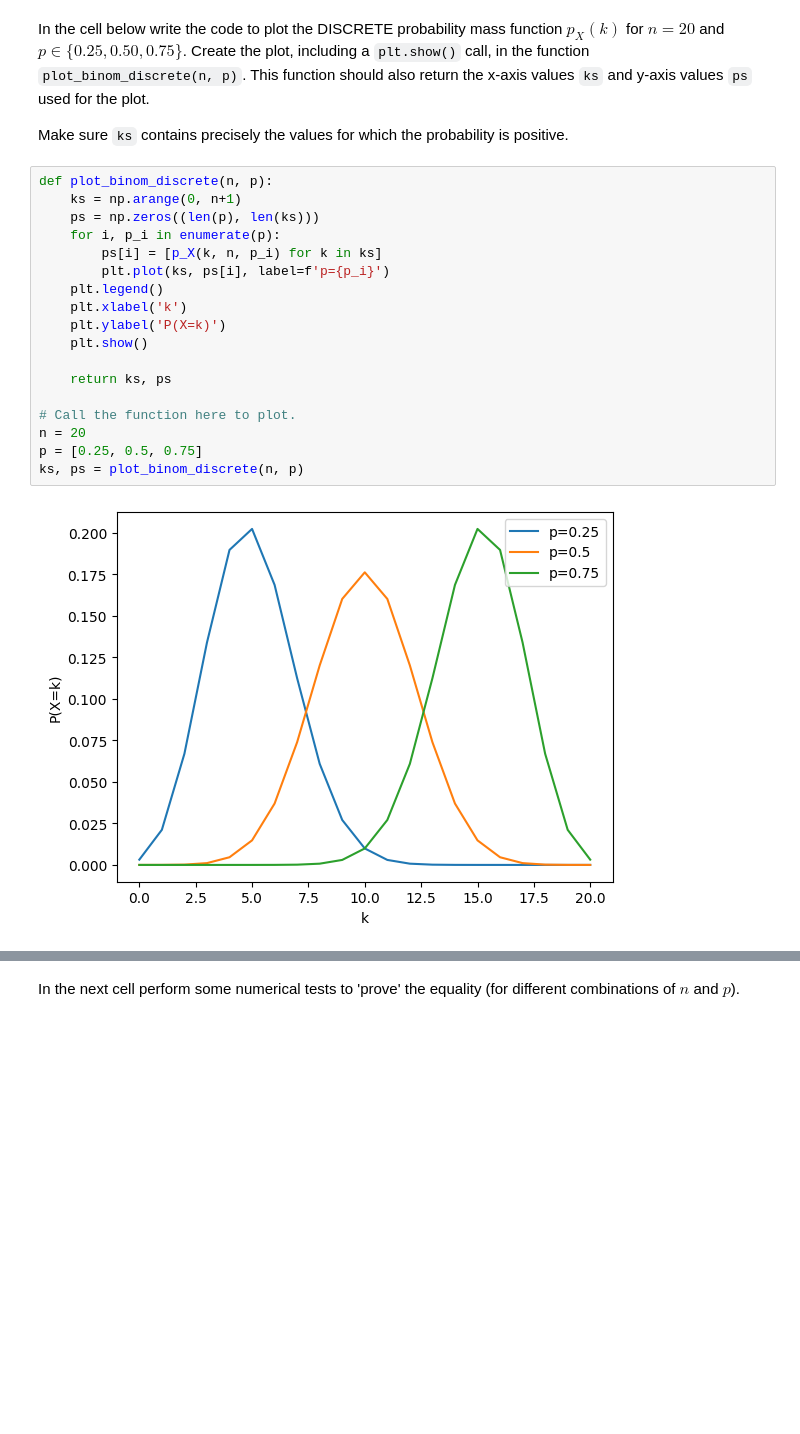
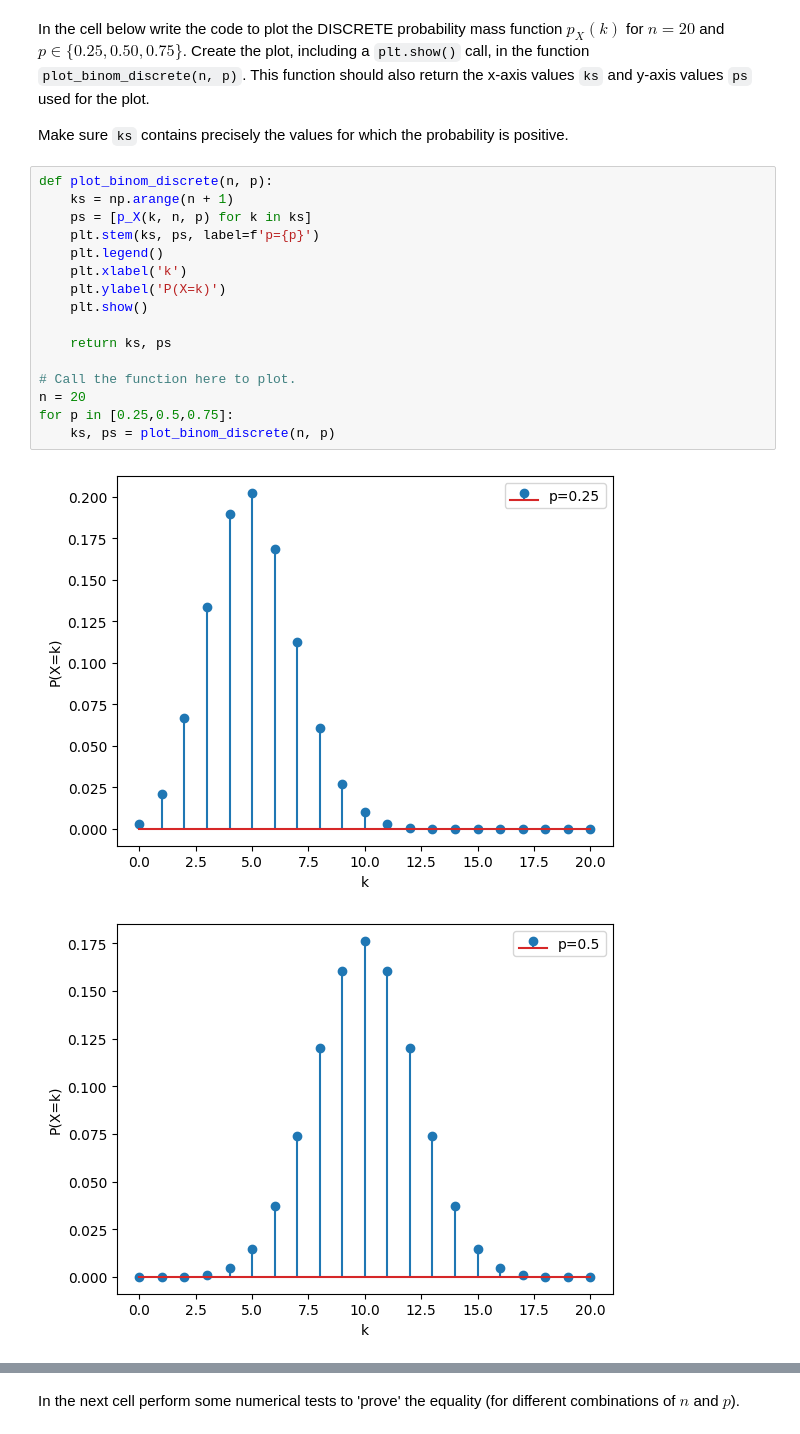
Before and after one commit to SashaLinden/StatRed, a Jupyter notebook: ML_Random_student.ipynb, the cells around one changed output, grey strips where cells are left out. Saved outputs shown, nothing was run; the diff lists cells and outputs as text; blank space fills up the shorter version.

```diff
--- a/ML_Random_student.ipynb
+++ b/ML_Random_student.ipynb
@@ -24,21 +24,20 @@ In the cell below write the code to plot the DISCRETE probability mass function
 Make sure `ks` contains precisely the values for which the probability is positive.
 # %%
 def plot_binom_discrete(n, p):
-    ks = np.arange(0, n+1)
-    ps = np.zeros((len(p), len(ks)))
-    for i, p_i in enumerate(p):
-        ps[i] = [p_X(k, n, p_i) for k in ks]
-        plt.plot(ks, ps[i], label=f'p={p_i}')
+    ks = np.arange(n + 1)
+    ps = [p_X(k, n, p) for k in ks]
+    plt.stem(ks, ps, label=f'p={p}')
     plt.legend()
     plt.xlabel('k')
     plt.ylabel('P(X=k)')
     plt.show()
 
     return ks, ps
 
 # Call the function here to plot.
 n = 20
-p = [0.25, 0.5, 0.75]
-ks, ps = plot_binom_discrete(n, p)
+for p in [0.25,0.5,0.75]:
+    ks, ps = plot_binom_discrete(n, p)
 # %% [output]
-[figure, old version]
+[figure, new version]
+[figure, added]
```
Also changed, not shown: parts of 9 cells of this notebook.
